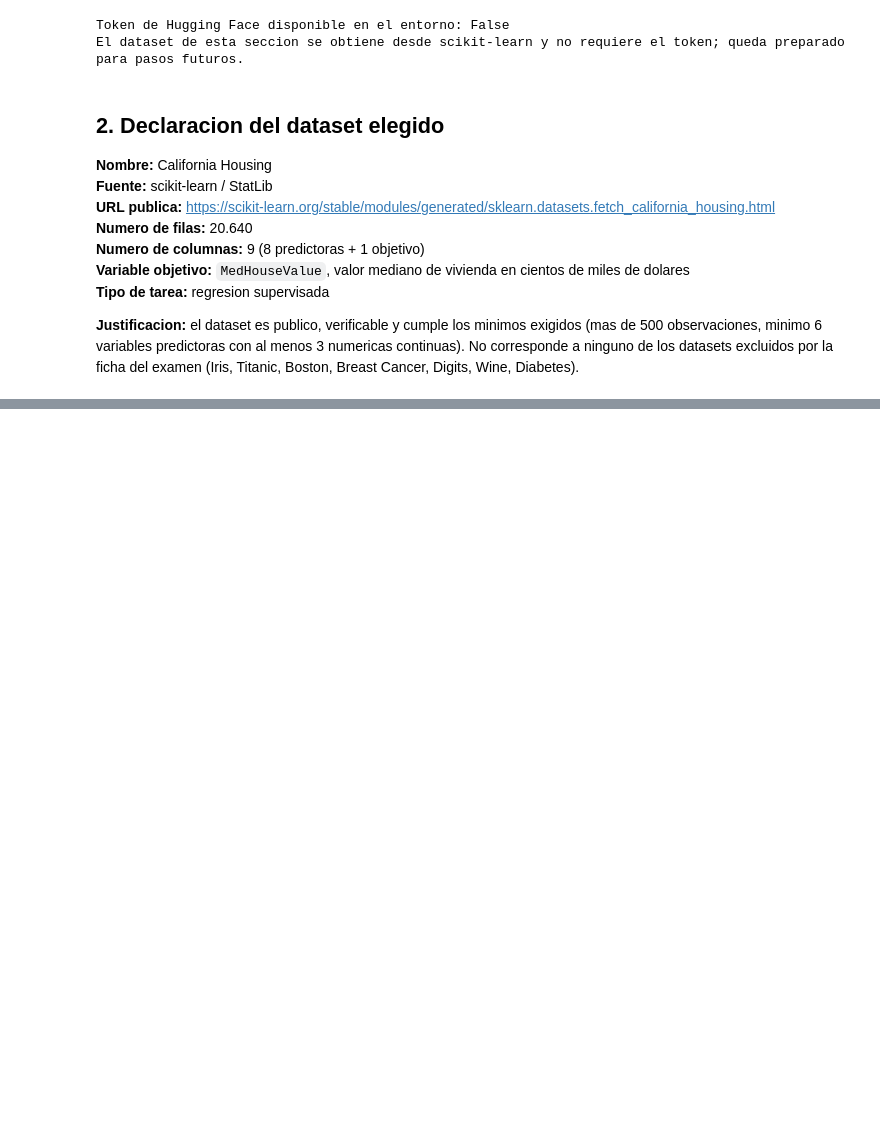
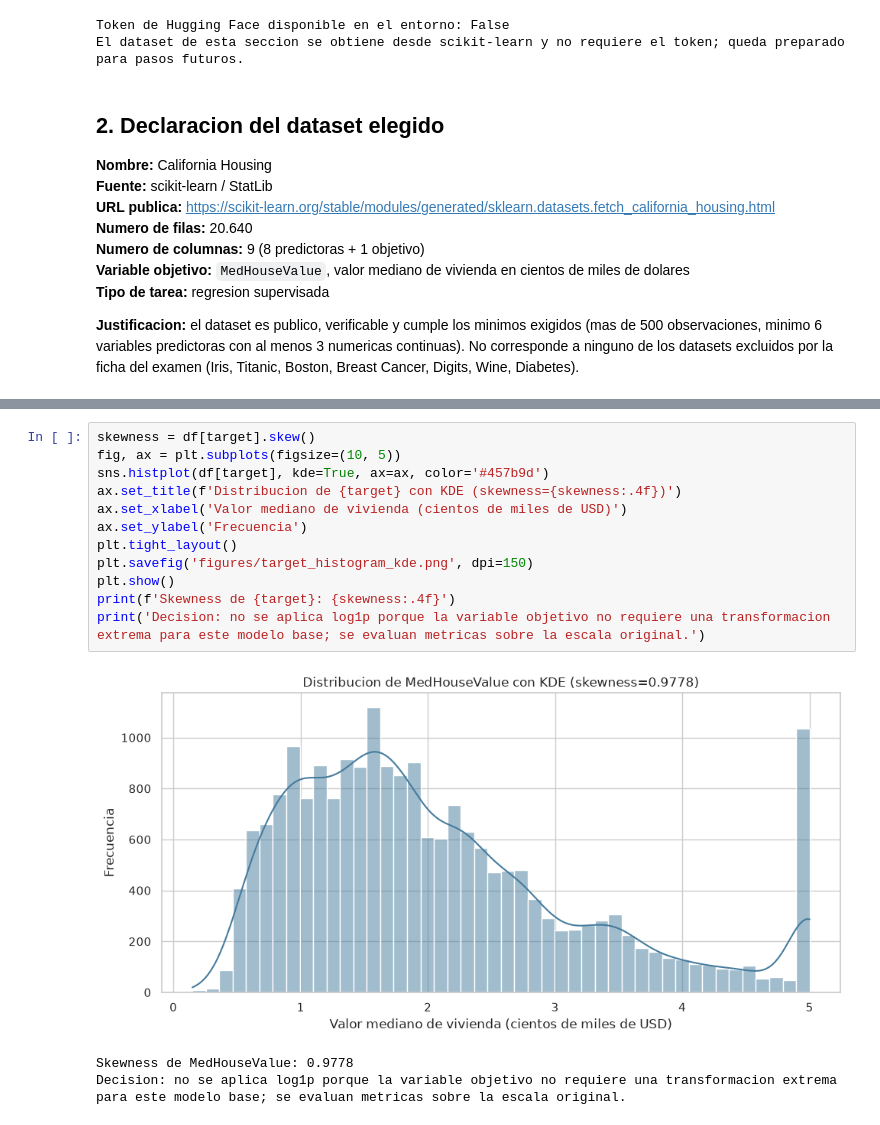
Before and after one commit to ntd2g72rnn-cyber/ML1_ExamenAplicado_Pineda_Paloma, a Jupyter notebook: seleccion_dataset.ipynb, the cells around one changed output, grey strips where cells are left out. Cells and saved outputs as stored; diff of their text form; blank space fills up the shorter version.

```diff
--- a/seleccion_dataset.ipynb
+++ b/seleccion_dataset.ipynb
@@ -78,0 +171,16 @@ df.head():
+# %%
+skewness = df[target].skew()
+fig, ax = plt.subplots(figsize=(10, 5))
+sns.histplot(df[target], kde=True, ax=ax, color='#457b9d')
+ax.set_title(f'Distribucion de {target} con KDE (skewness={skewness:.4f})')
+ax.set_xlabel('Valor mediano de vivienda (cientos de miles de USD)')
+ax.set_ylabel('Frecuencia')
+plt.tight_layout()
+plt.savefig('figures/target_histogram_kde.png', dpi=150)
+plt.show()
+print(f'Skewness de {target}: {skewness:.4f}')
+print('Decision: no se aplica log1p porque la variable objetivo no requiere una transformacion extrema para este modelo base; se evaluan metricas sobre la escala original.')
+# %% [output]
+[figure, added]
+Skewness de MedHouseValue: 0.9778
+Decision: no se aplica log1p porque la variable objetivo no requiere una transformacion extrema para este modelo base; se evaluan metricas sobre la escala original.
```
Also changed, not shown: parts of 8 cells of this notebook, 7 other files.
